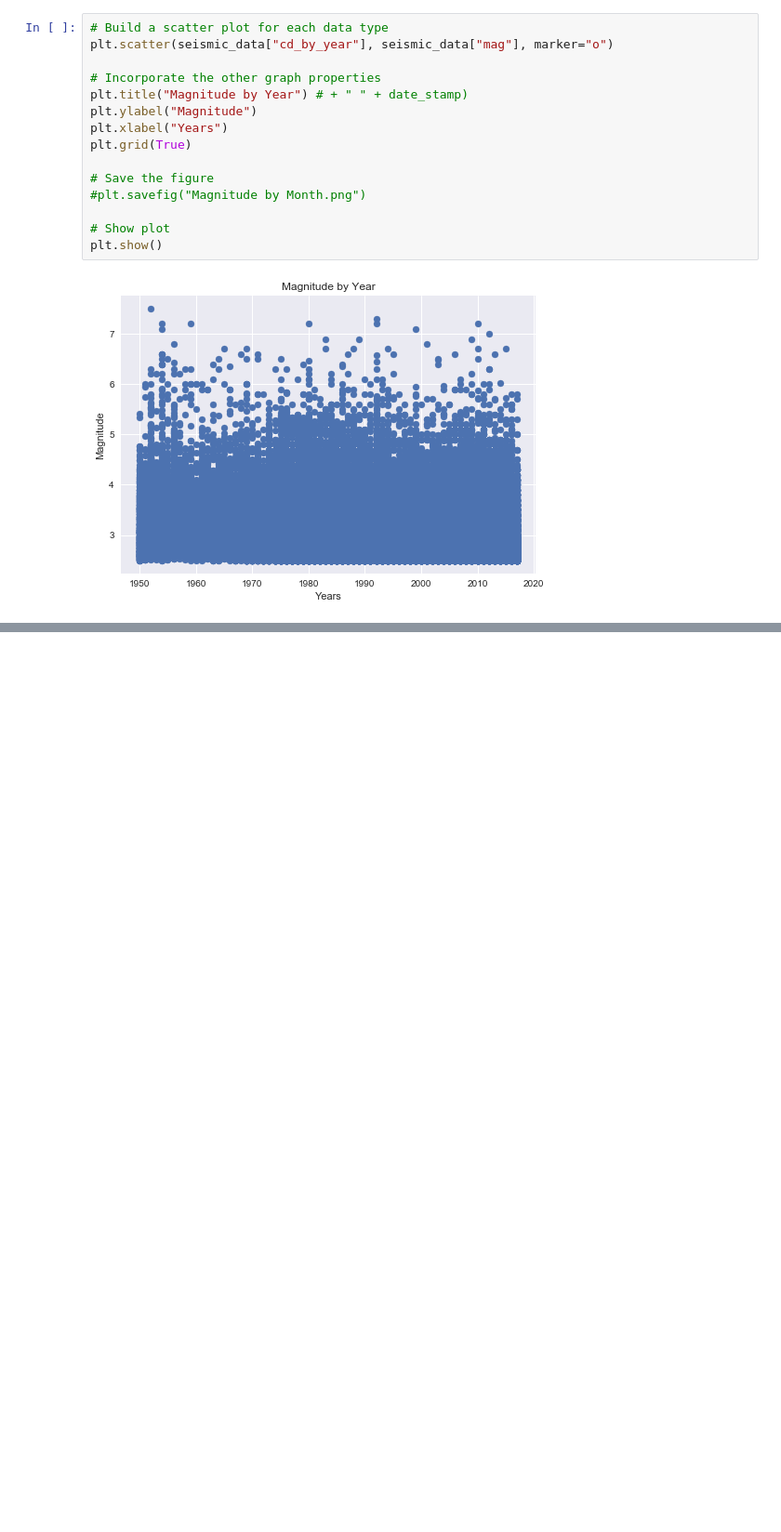
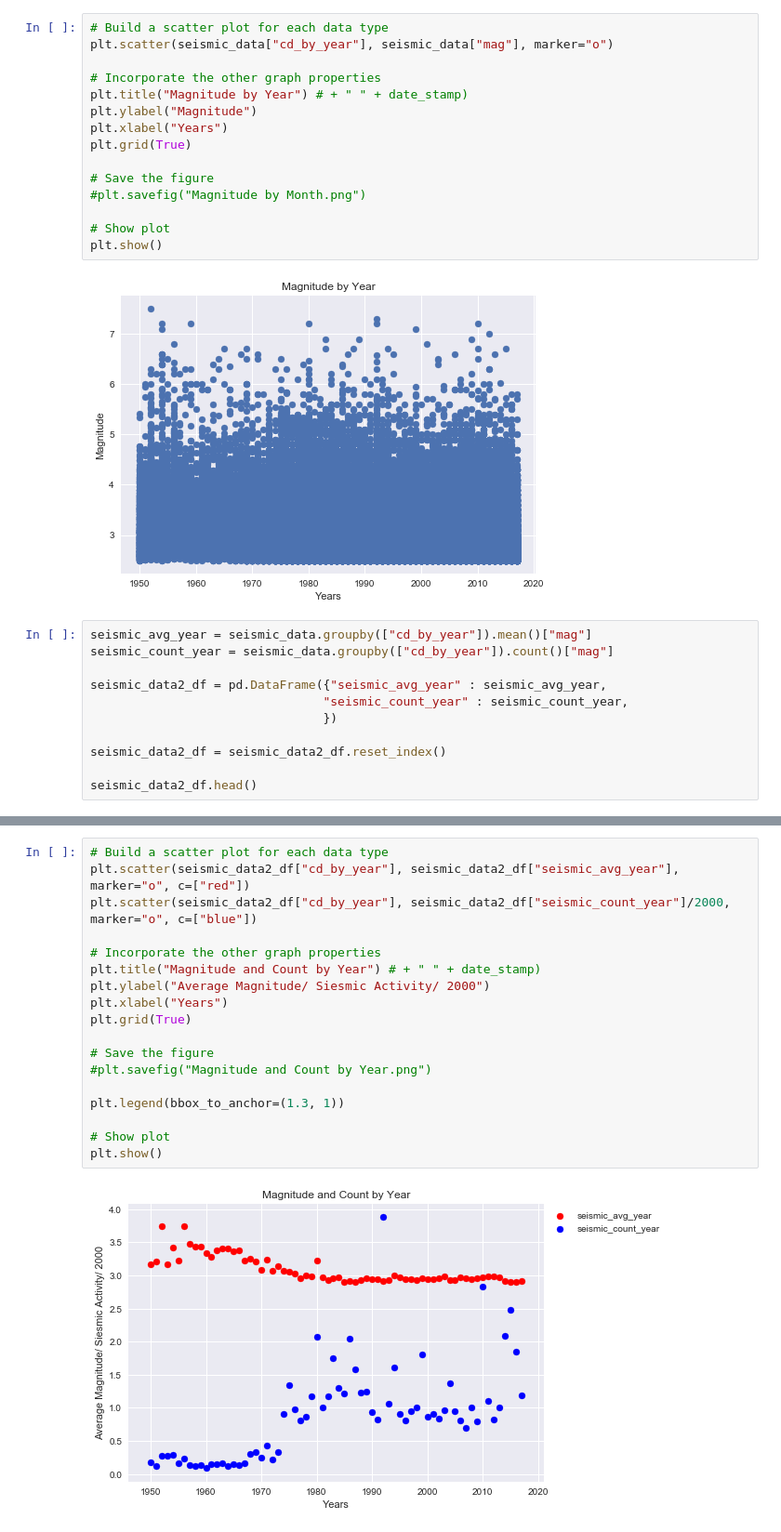
Before and after one commit to AbrahamEapen/Earthquake-Economics, a Jupyter notebook: USGS_test_3.ipynb, the cells around one changed output, grey strips where cells are left out. Shown: that part at 93% size. Drawn from its saved outputs; the diff is of its cells as text; blank space fills up the shorter version.

```diff
--- a/USGS_test_3.ipynb
+++ b/USGS_test_3.ipynb
@@ -213,3 +195,14 @@ plt.grid(True)
 plt.show()
 # %% [output]
 [figure]
+# %%
+seismic_avg_year = seismic_data.groupby(["cd_by_year"]).mean()["mag"]
+seismic_count_year = seismic_data.groupby(["cd_by_year"]).count()["mag"]
+
+seismic_data2_df = pd.DataFrame({"seismic_avg_year" : seismic_avg_year,
+                                "seismic_count_year" : seismic_count_year,
+                                })
+
+seismic_data2_df = seismic_data2_df.reset_index()
+
+seismic_data2_df.head()
@@ -215,0 +216,20 @@ plt.show()
+# %%
+# Build a scatter plot for each data type
+plt.scatter(seismic_data2_df["cd_by_year"], seismic_data2_df["seismic_avg_year"], marker="o", c=["red"])
+plt.scatter(seismic_data2_df["cd_by_year"], seismic_data2_df["seismic_count_year"]/2000, marker="o", c=["blue"])
+
+# Incorporate the other graph properties
+plt.title("Magnitude and Count by Year") # + " " + date_stamp)
+plt.ylabel("Average Magnitude/ Siesmic Activity/ 2000")
+plt.xlabel("Years")
+plt.grid(True)
+
+# Save the figure
+#plt.savefig("Magnitude and Count by Year.png")
+
+plt.legend(bbox_to_anchor=(1.3, 1))
+
+# Show plot
+plt.show()
+# %% [output]
+[figure, added]
```
Also changed, not shown: parts of 4 cells of this notebook.
